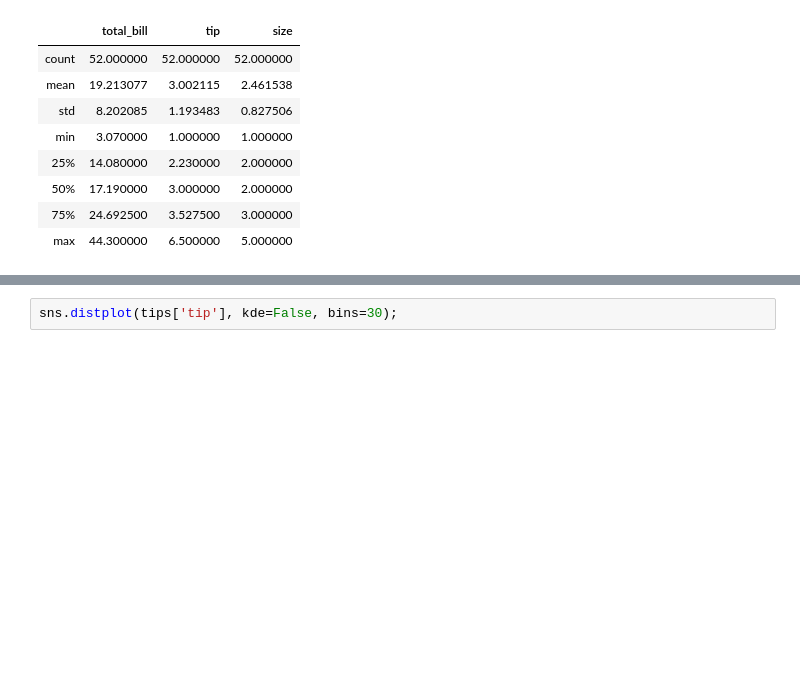
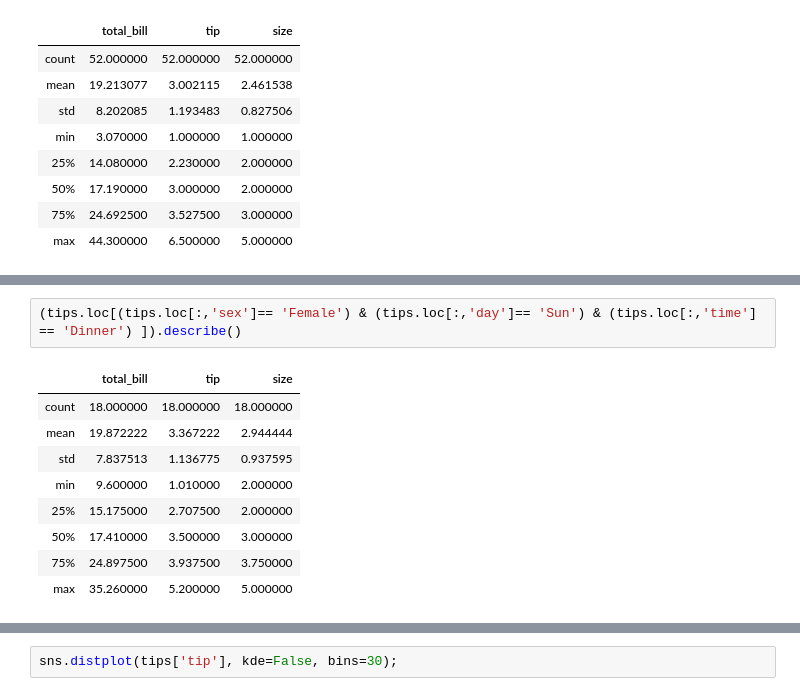
Before and after one commit to neadie/FundamentalsOfDataAnalysisProject, a Jupyter notebook: DataAnalyticsFundamentals.ipynb, the cells around one changed output, grey strips where cells are left out. Drawn from its saved outputs; the diff is of its cells as text; blank space fills up the shorter version.

```diff
--- a/DataAnalyticsFundamentals.ipynb
+++ b/DataAnalyticsFundamentals.ipynb
@@ -116,0 +181,12 @@ The describe method where sex = 'Male' and time = 'Lunch'
+# %%
+(tips.loc[(tips.loc[:,'sex']== 'Female') & (tips.loc[:,'day']== 'Sun') & (tips.loc[:,'time'] == 'Dinner') ]).describe()
+# %% [output]
+|  | total_bill | tip | size |
+| count | 18.000000 | 18.000000 | 18.000000 |
+| mean | 19.872222 | 3.367222 | 2.944444 |
+| std | 7.837513 | 1.136775 | 0.937595 |
+| min | 9.600000 | 1.010000 | 2.000000 |
+| 25% | 15.175000 | 2.707500 | 2.000000 |
+| 50% | 17.410000 | 3.500000 | 3.000000 |
+| 75% | 24.897500 | 3.937500 | 3.750000 |
+| max | 35.260000 | 5.200000 | 5.000000 |
```
Also changed, not shown: parts of 12 cells of this notebook.
